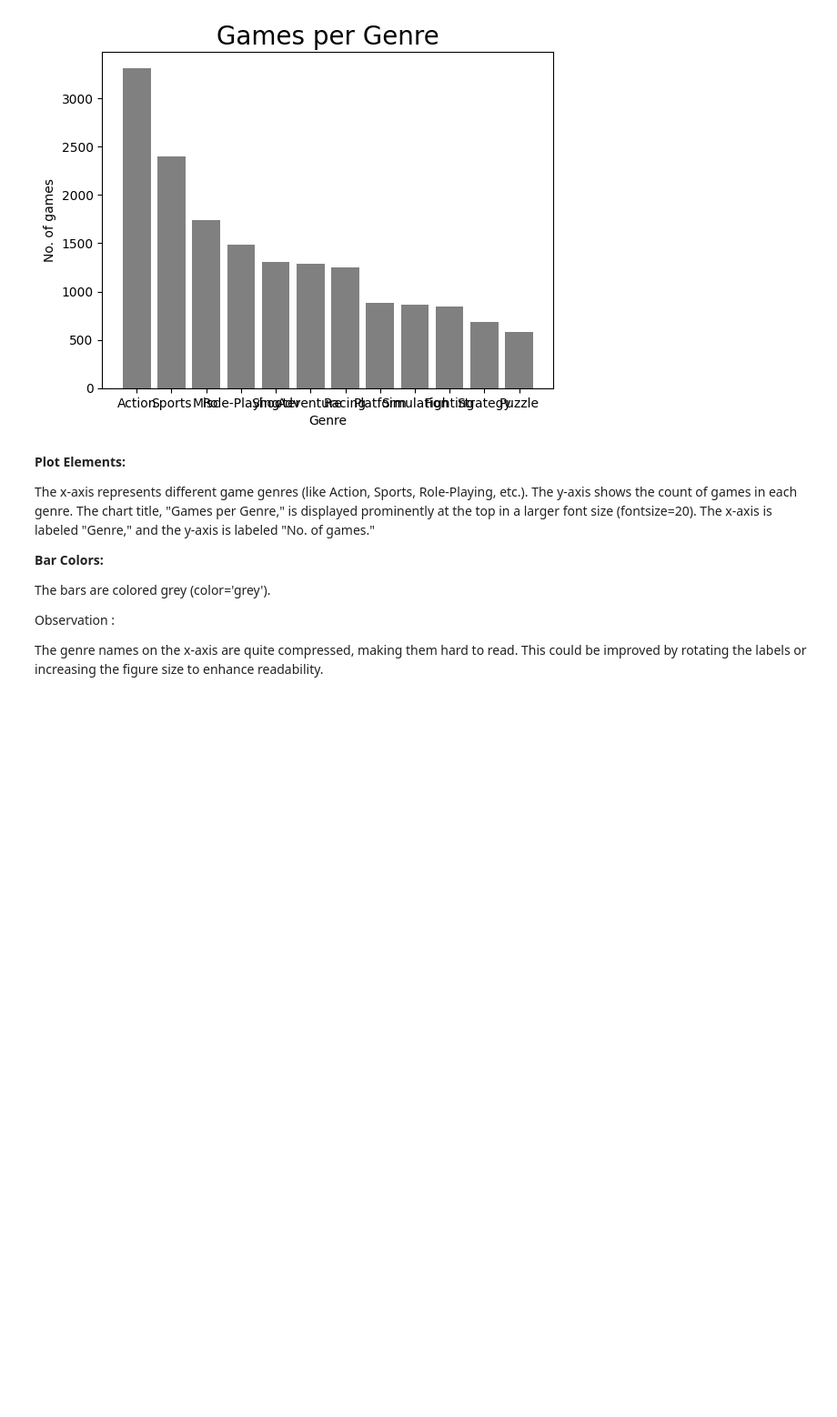
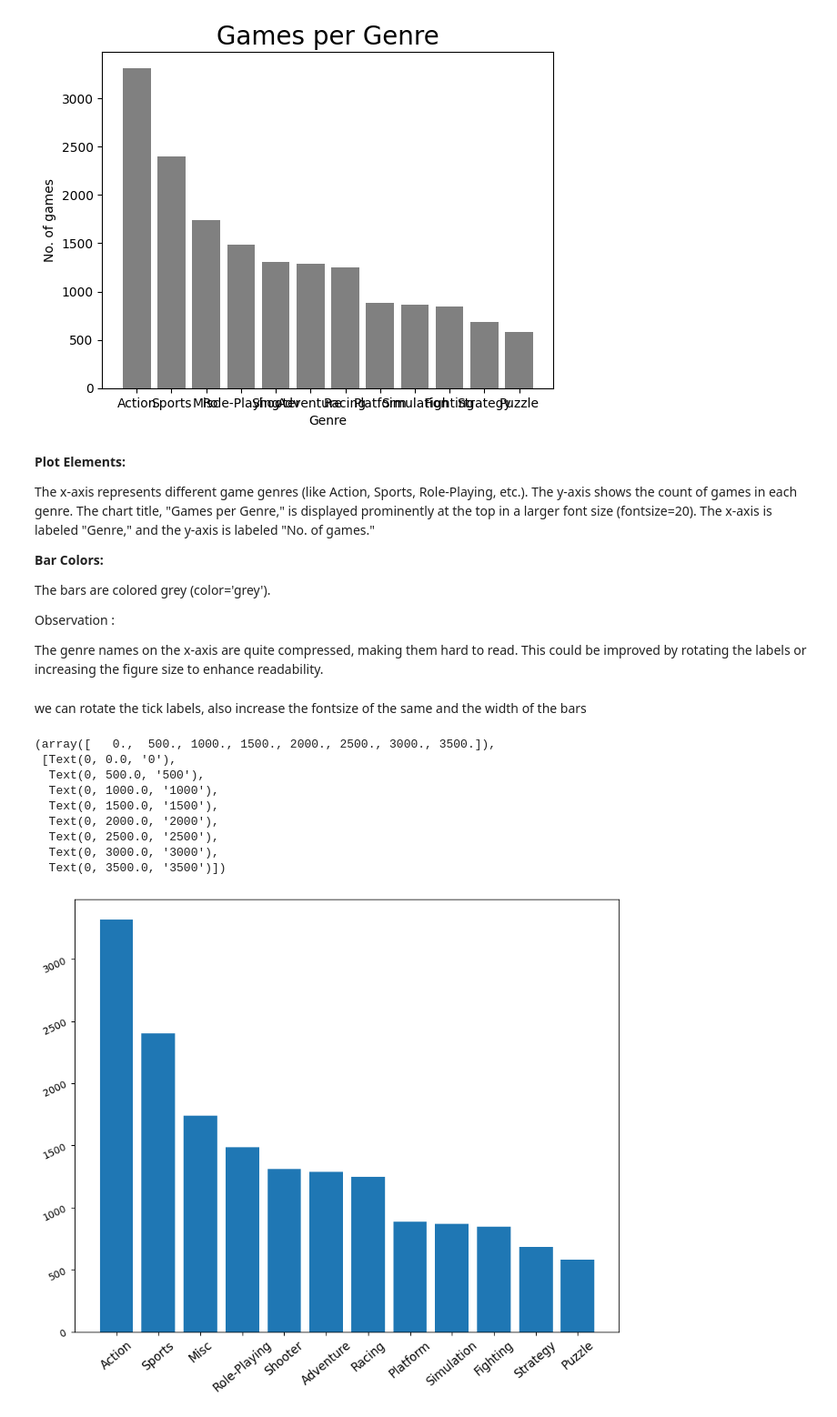
Before and after one commit to kolllurisiripavan/kolllurisiripavan, a Jupyter notebook: siripavan_ecp.ipynb, the cells around one changed output. Shown at 91% size. Cells and saved outputs as stored; diff of their text form; code cells hidden in the pictures; blank space fills up the shorter version.

```diff
--- a/siripavan_ecp.ipynb
+++ b/siripavan_ecp.ipynb
@@ -387,3 +387,21 @@ The bars are colored grey (color='grey').
 Observation :
 
 The genre names on the x-axis are quite compressed, making them hard to read. This could be improved by rotating the labels or increasing the figure size to enhance readability.
+# %% [markdown]
+ we can  rotate the tick labels, also increase the fontsize of the same and the width of the bars
+# %%
+plt.figure(figsize=(10,8))
+plt.bar(x_bar,y_bar,width=0.8)
+plt.xticks(rotation=40, fontsize=12)
+plt.yticks(rotation = 25)
+# %% [output]
+(array([   0.,  500., 1000., 1500., 2000., 2500., 3000., 3500.]),
+ [Text(0, 0.0, '0'),
+  Text(0, 500.0, '500'),
+  Text(0, 1000.0, '1000'),
+  Text(0, 1500.0, '1500'),
+  Text(0, 2000.0, '2000'),
+  Text(0, 2500.0, '2500'),
+  Text(0, 3000.0, '3000'),
+  Text(0, 3500.0, '3500')])
+[figure, added]
```
Also changed, not shown: parts of 26 cells of this notebook.
